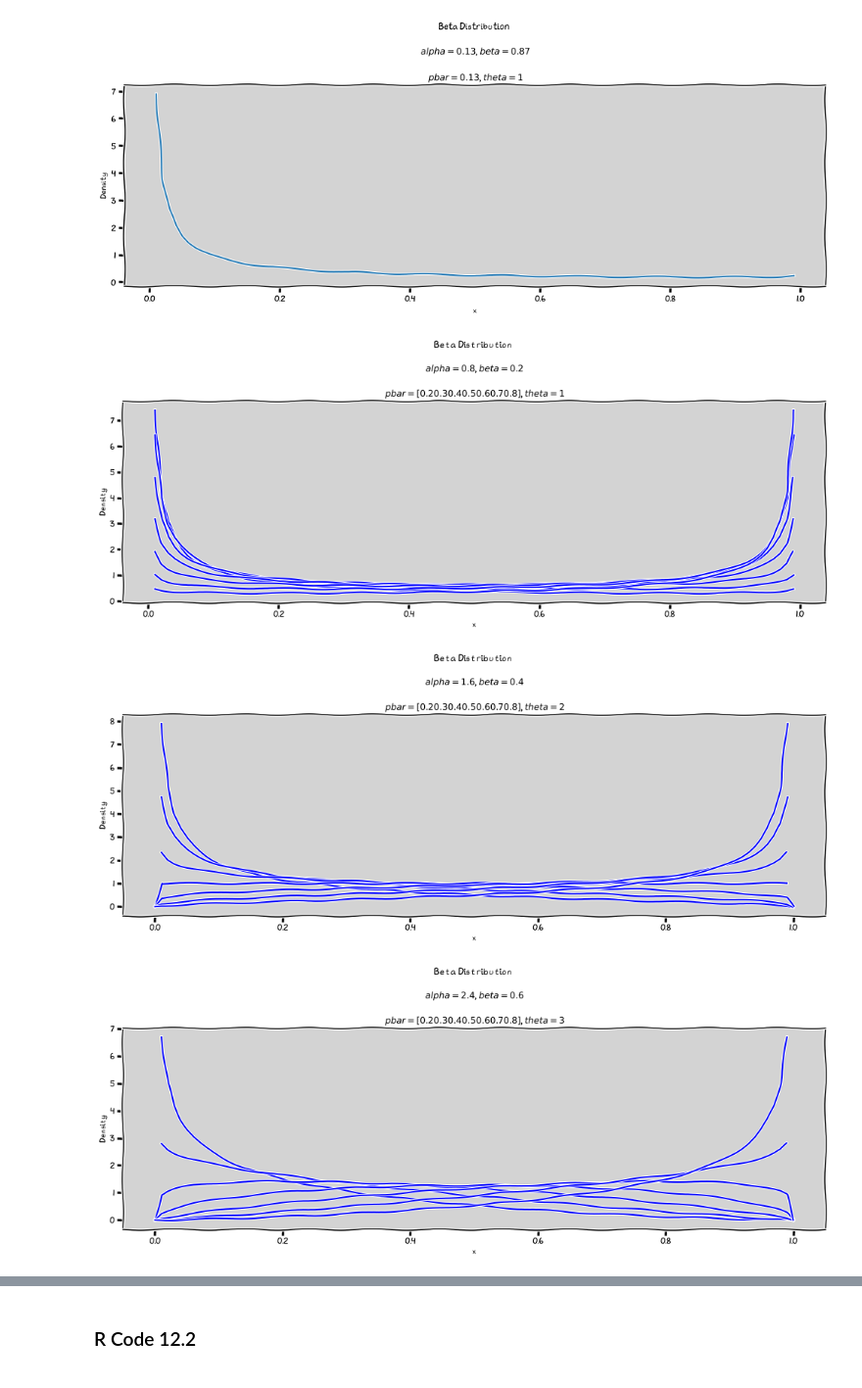
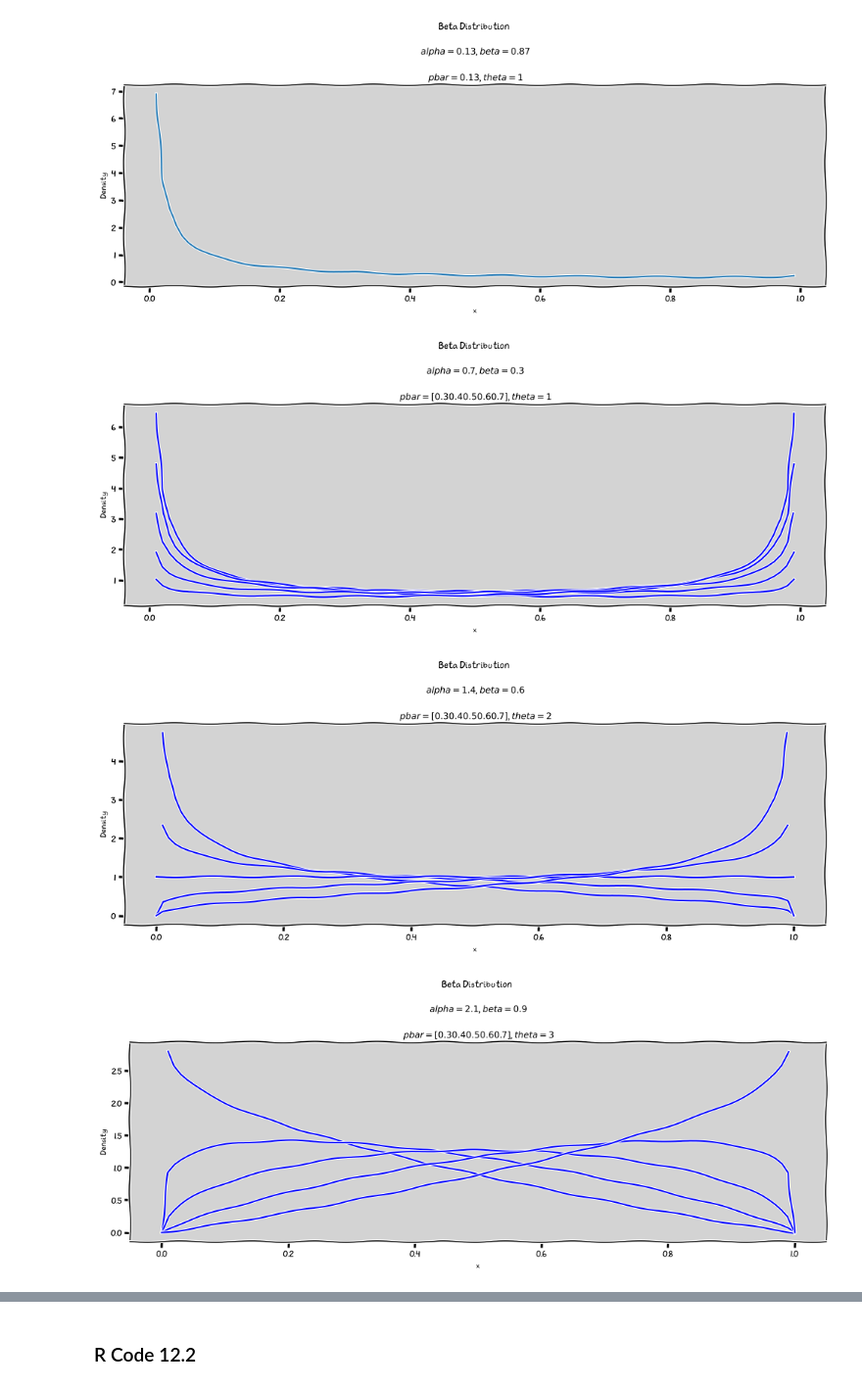
Before and after one commit to rodolphomacedo/statistical_rethinking_pt_BR, a Jupyter notebook: parte_12.ipynb, the cells around one changed output, grey strips where cells are left out. Shown at 98% size. Cells and saved outputs as stored; diff of their text form; code cells hidden in the pictures.

```diff
--- a/parte_12.ipynb
+++ b/parte_12.ipynb
@@ -116,26 +124,26 @@ plot_beta(p_bar, theta)
 [figure]
 # %%
 
-p_bar = np.arange(0.2, 0.8, 0.1)  # array([0.2 , 0.3, ..., 0.8])
+p_bar = np.arange(0.3, 0.8, 0.1)  # array([0.3, ..., 0.7])
 theta = [1, 2, 3]
 
 x = np.linspace(0, 1, num=100)
 
 
 
 for t in theta:
     plt.figure(figsize=(17, 5))
     for p in p_bar:
         alpha = p * t
         beta = (1 - p) * t
 
         plt.plot(x, stats.beta.pdf(x, alpha, beta), c='blue')
 
         plt.title(f'Beta Distribution \n\n $alpha={round(alpha, 3)}$, $beta={round(beta, 3)}$ \n\n $pbar={p_bar}$, $theta={round(t, 3)}$')
         plt.ylabel('Density')
         plt.xlabel('x')
     plt.show()
 # %% [output]
-[figure, old version]
+[figure, new version]
-[figure, old version]
+[figure, new version]
-[figure, old version]
+[figure, new version]
```
Also changed, not shown: parts of 17 cells of this notebook.
